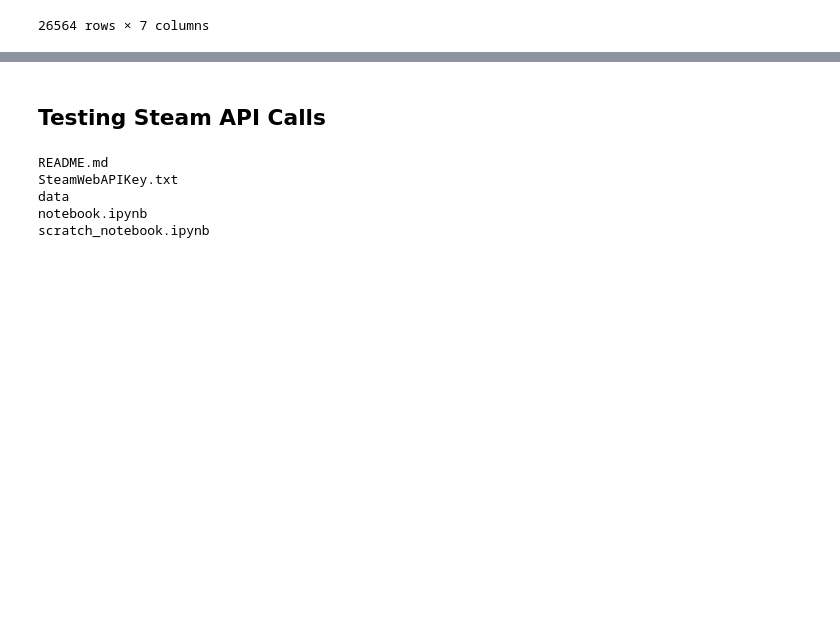
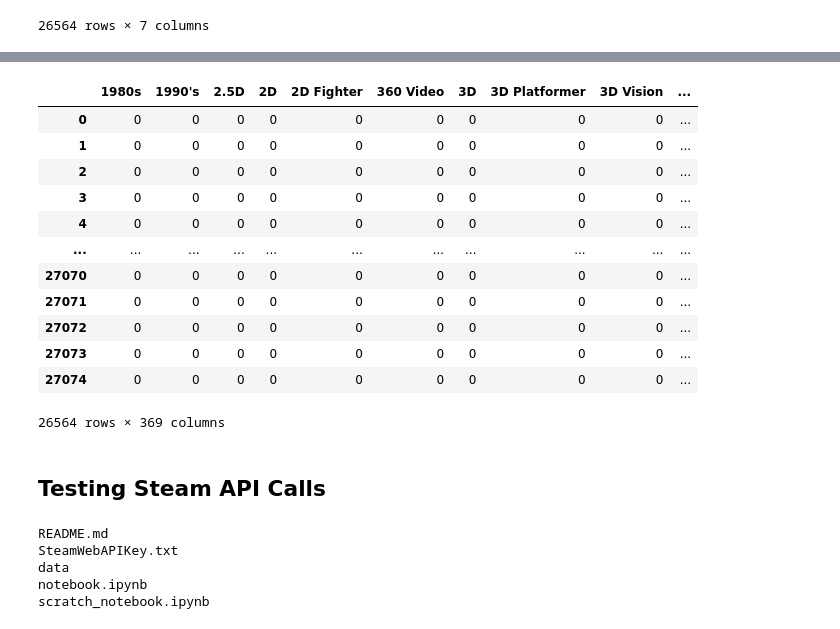
Before and after one commit to yuhkulele/Steam-Recommendations, a Jupyter notebook: scratch_notebook.ipynb, the cells around one changed output, grey strips where cells are left out. Cells and saved outputs as stored; diff of their text form; code cells hidden in the pictures; blank space fills up the shorter version.

```diff
--- a/scratch_notebook.ipynb
+++ b/scratch_notebook.ipynb
@@ -888,0 +898,4 @@ len(steamspy_tags.keys())
+# %%
+columns = ['platforms', 'categories', 'genres', 'steamspy_tags']
+columns_mlb_df = create_mlb_df(encoded_df, columns)
+columns_mlb_df
@@ -888,0 +1008,3 @@ len(steamspy_tags.keys())
+# %%
+encoded_df['all_cats'] = encoded_df['categories'] + encoded_df['genres'] + encoded_df['steamspy_tags']
+encoded_df.iloc[0]['all_cats']
@@ -888,0 +1040,18 @@ len(steamspy_tags.keys())
+# %%
+def unique_categories(cats):
+    '''
+    Arguments:
+    cats: a list of values from the categories, genres, and steamspy_tags columns all combined together
+
+    Returns a list of unique categories
+    '''
+    replacements = {"Multiplayer": "Multi-player",
+                    "Singleplayer": "Single-player",
+                    "Local Co-Op": "Local Co-op",
+                    "Local Multiplayer": "Local Multi-Player",
+                    "Online Co-Op": "Online Co-op"}
+    for i in range(len(cats)):
+        if cats[i] in replacements.keys():
+            cats[i] = replacements[cats[i]]
+    cats_no_dupes = set(cats)
+    return sorted(list(cats_no_dupes))
@@ -888,0 +1062,7 @@ len(steamspy_tags.keys())
+# %%
+for index, value in encoded_df['all_cats'].items():
+    new_value = unique_categories(value)
+    if index == 0:
+        print(value)
+        print(new_value)
+    encoded_df.loc[index]['all_cats'] = new_value
@@ -889,3 +1087,19 @@ len(steamspy_tags.keys())
+# %%
+create_mlb_df(encoded_df, ['all_cats'])
+# %% [output]
+|  | 1980s | 1990's | 2.5D | 2D | 2D Fighter | 360 Video | 3D | 3D Platformer | 3D Vision | ... |
+| 0 | 0 | 0 | 0 | 0 | 0 | 0 | 0 | 0 | 0 | ... |
+| 1 | 0 | 0 | 0 | 0 | 0 | 0 | 0 | 0 | 0 | ... |
+| 2 | 0 | 0 | 0 | 0 | 0 | 0 | 0 | 0 | 0 | ... |
+| 3 | 0 | 0 | 0 | 0 | 0 | 0 | 0 | 0 | 0 | ... |
+| 4 | 0 | 0 | 0 | 0 | 0 | 0 | 0 | 0 | 0 | ... |
+| ... | ... | ... | ... | ... | ... | ... | ... | ... | ... | ... |
+| 27070 | 0 | 0 | 0 | 0 | 0 | 0 | 0 | 0 | 0 | ... |
+| 27071 | 0 | 0 | 0 | 0 | 0 | 0 | 0 | 0 | 0 | ... |
+| 27072 | 0 | 0 | 0 | 0 | 0 | 0 | 0 | 0 | 0 | ... |
+| 27073 | 0 | 0 | 0 | 0 | 0 | 0 | 0 | 0 | 0 | ... |
+| 27074 | 0 | 0 | 0 | 0 | 0 | 0 | 0 | 0 | 0 | ... |
+26564 rows × 369 columns
 # %% [markdown]
 ## Testing Steam API Calls
 # %%
```
Also changed, not shown: parts of 35 cells of this notebook.
